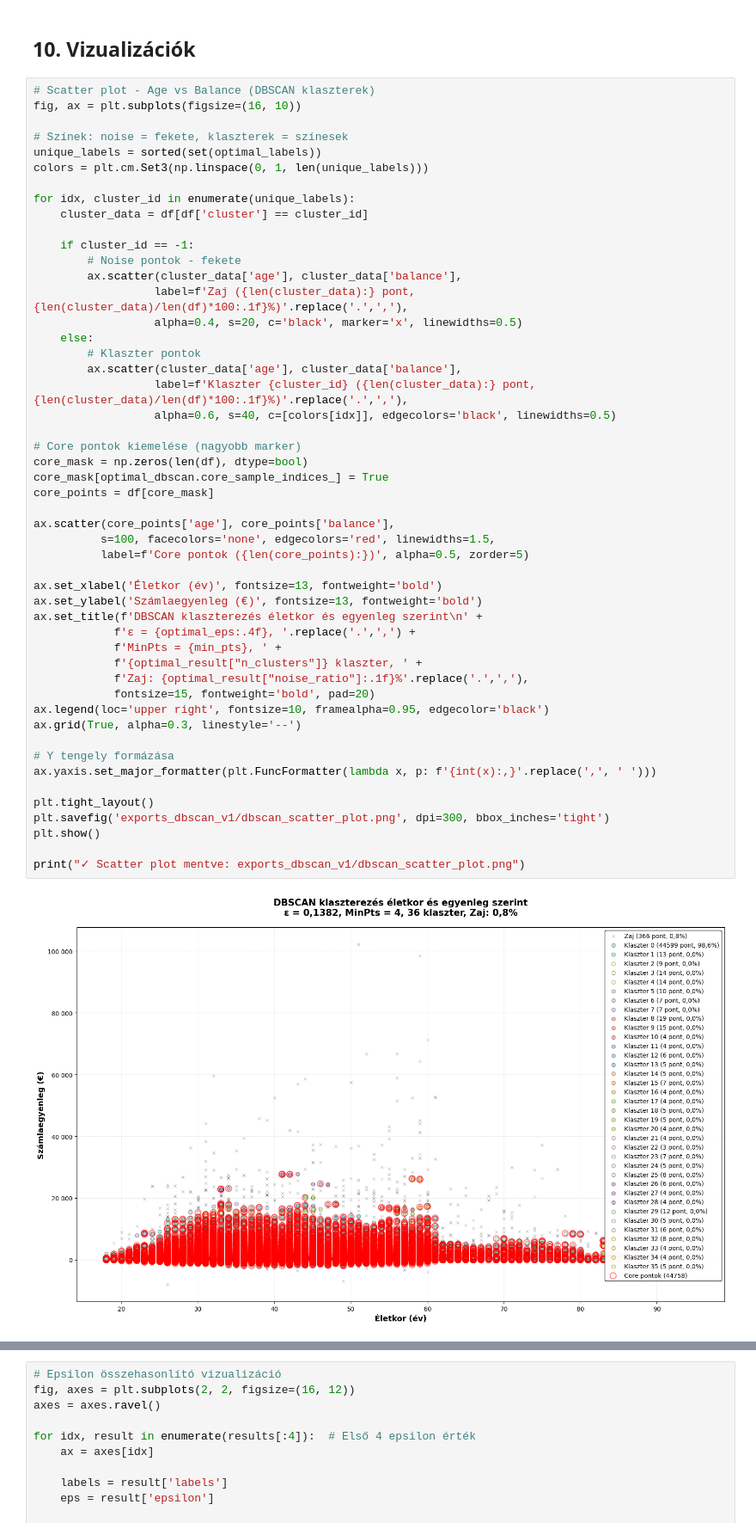
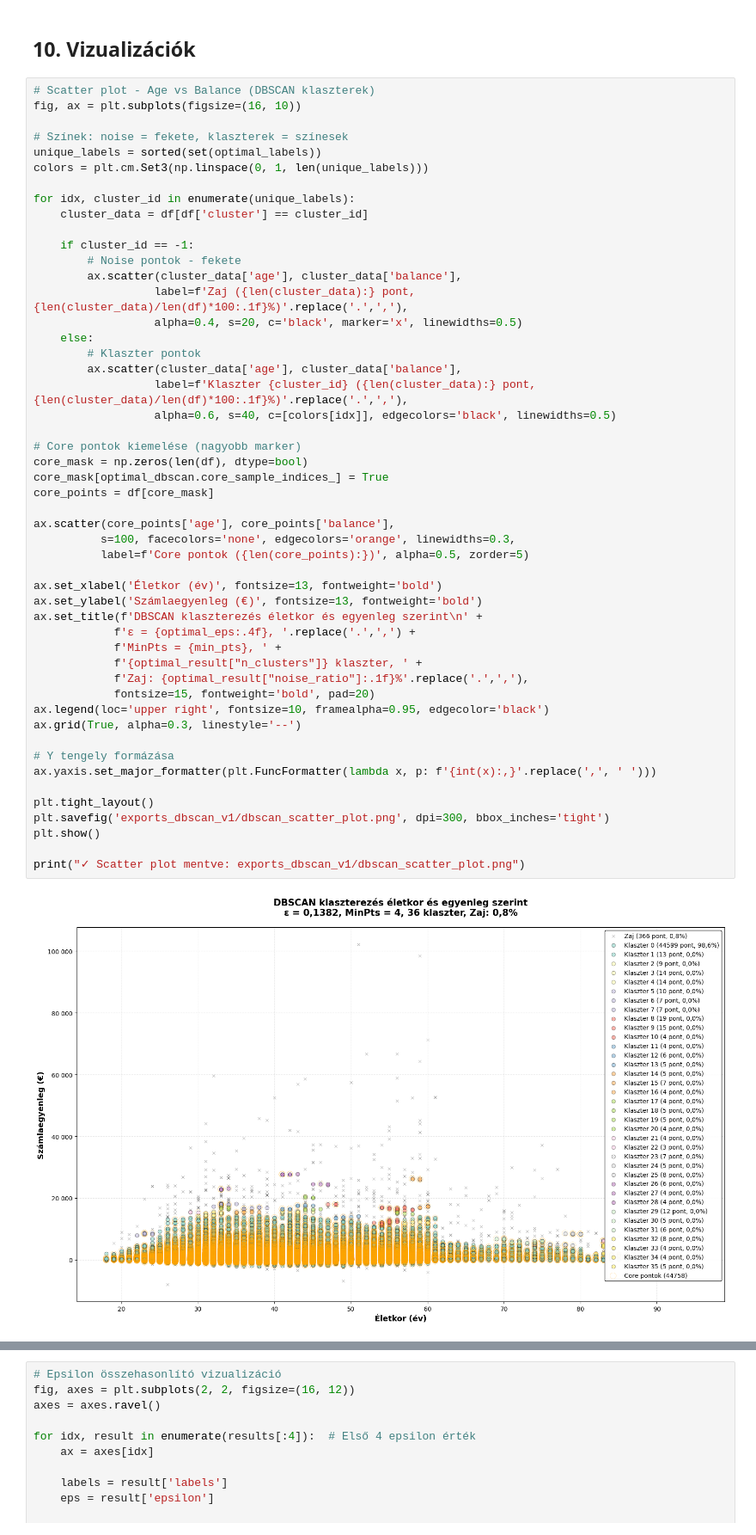
Before and after one commit to timbalv/bank_segmentation_ml, a Jupyter notebook: dbscan-v1.ipynb, the cells around one changed output, grey strips where cells are left out. Shown at 86% size. Drawn from its saved outputs; the diff is of its cells as text.

```diff
--- a/dbscan-v1.ipynb
+++ b/dbscan-v1.ipynb
@@ -567,35 +567,35 @@ for idx, cluster_id in enumerate(unique_labels):
                   alpha=0.6, s=40, c=[colors[idx]], edgecolors='black', linewidths=0.5)
 
 # Core pontok kiemelése (nagyobb marker)
 core_mask = np.zeros(len(df), dtype=bool)
 core_mask[optimal_dbscan.core_sample_indices_] = True
 core_points = df[core_mask]
 
 ax.scatter(core_points['age'], core_points['balance'],
-          s=100, facecolors='none', edgecolors='red', linewidths=1.5,
+          s=100, facecolors='none', edgecolors='orange', linewidths=0.3,
           label=f'Core pontok ({len(core_points):})', alpha=0.5, zorder=5)
 
 ax.set_xlabel('Életkor (év)', fontsize=13, fontweight='bold')
 ax.set_ylabel('Számlaegyenleg (€)', fontsize=13, fontweight='bold')
 ax.set_title(f'DBSCAN klaszterezés életkor és egyenleg szerint\n' +
             f'ε = {optimal_eps:.4f}, '.replace('.',',') +
             f'MinPts = {min_pts}, ' +
             f'{optimal_result["n_clusters"]} klaszter, ' +
             f'Zaj: {optimal_result["noise_ratio"]:.1f}%'.replace('.',','),
             fontsize=15, fontweight='bold', pad=20)
 ax.legend(loc='upper right', fontsize=10, framealpha=0.95, edgecolor='black')
 ax.grid(True, alpha=0.3, linestyle='--')
 
 # Y tengely formázása
 ax.yaxis.set_major_formatter(plt.FuncFormatter(lambda x, p: f'{int(x):,}'.replace(',', ' ')))
 
 plt.tight_layout()
 plt.savefig('exports_dbscan_v1/dbscan_scatter_plot.png', dpi=300, bbox_inches='tight')
 plt.show()
 
 print("✓ Scatter plot mentve: exports_dbscan_v1/dbscan_scatter_plot.png")
 # %% [output]
-[figure, old version]
+[figure, new version]
 ✓ Scatter plot mentve: exports_dbscan_v1/dbscan_scatter_plot.png
 # %%
 # Epsilon összehasonlító vizualizáció
```
Also changed, not shown: parts of 1 cell of this notebook, 17 other files.
